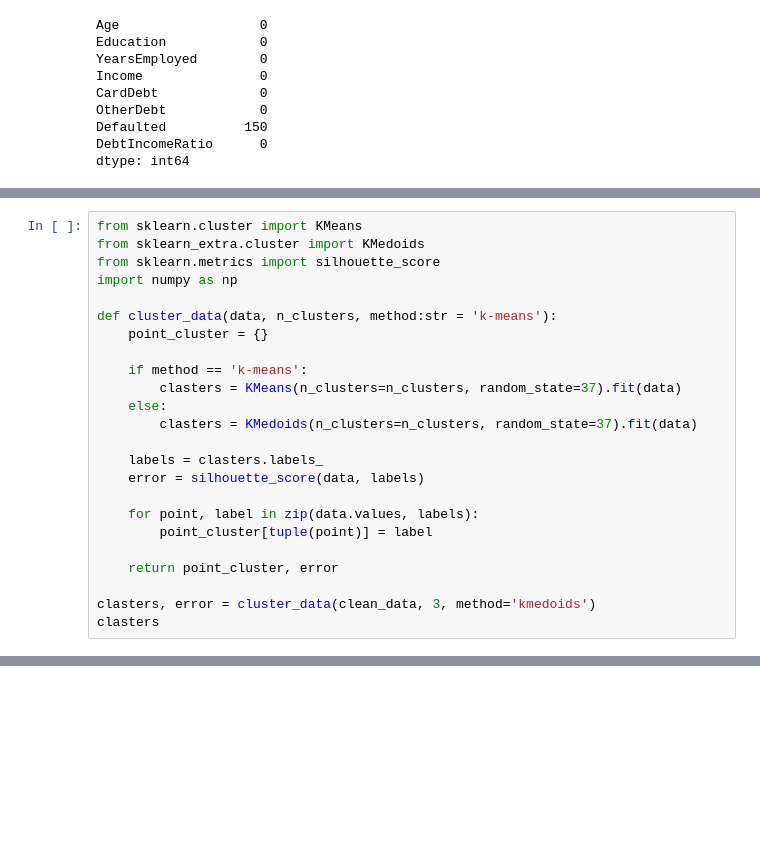
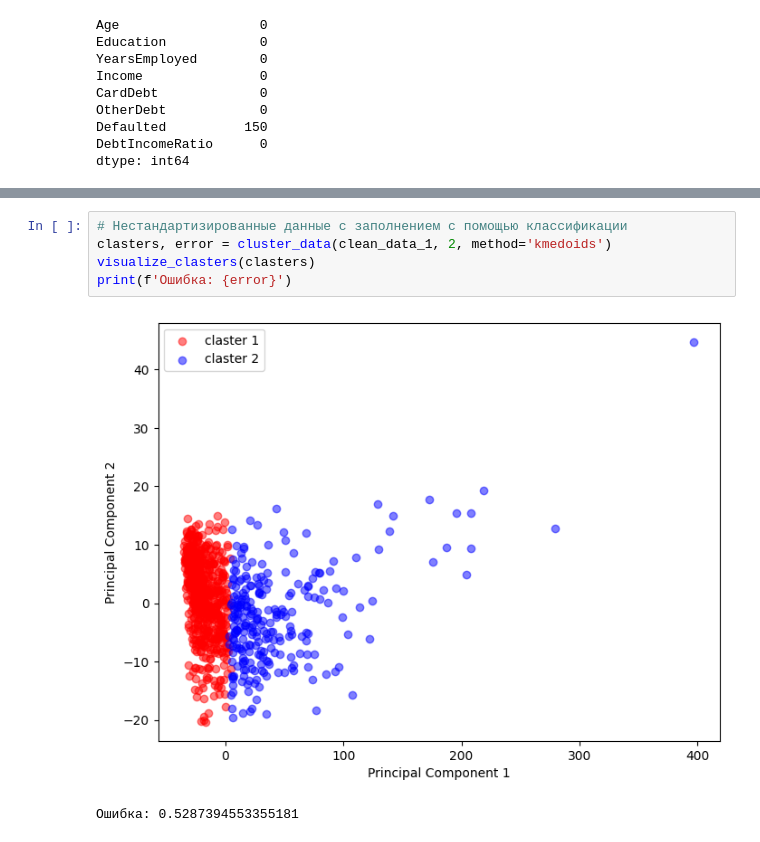
Before and after one commit to Santiperro/analytical-information-processing-technologies, a Jupyter notebook: clasterization/clasterization.ipynb, the cells around one changed output, grey strips where cells are left out. Cells and saved outputs as stored; diff of their text form; blank space fills up the shorter version.

```diff
--- a/clasterization/clasterization.ipynb
+++ b/clasterization/clasterization.ipynb
@@ -115,24 +111,0 @@ scaled_df
-# %%
-from sklearn.cluster import KMeans
-from sklearn_extra.cluster import KMedoids
-from sklearn.metrics import silhouette_score
-import numpy as np
-
-def cluster_data(data, n_clusters, method:str = 'k-means'):
-    point_cluster = {}
-
-    if method == 'k-means':
-        clasters = KMeans(n_clusters=n_clusters, random_state=37).fit(data)
-    else:
-        clasters = KMedoids(n_clusters=n_clusters, random_state=37).fit(data)
-
-    labels = clasters.labels_
-    error = silhouette_score(data, labels)
-
-    for point, label in zip(data.values, labels):
-        point_cluster[tuple(point)] = label
-
-    return point_cluster, error
-
-clasters, error = cluster_data(clean_data, 3, method='kmedoids')
-clasters
@@ -160,0 +218,8 @@ error
+# %%
+# Нестандартизированные данные с заполнением с помощью классификации
+clasters, error = cluster_data(clean_data_1, 2, method='kmedoids')
+visualize_clasters(clasters)
+print(f'Ошибка: {error}')
+# %% [output]
+[figure, added]
+Ошибка: 0.5287394553355181
```
Also changed, not shown: parts of 21 cells of this notebook.
